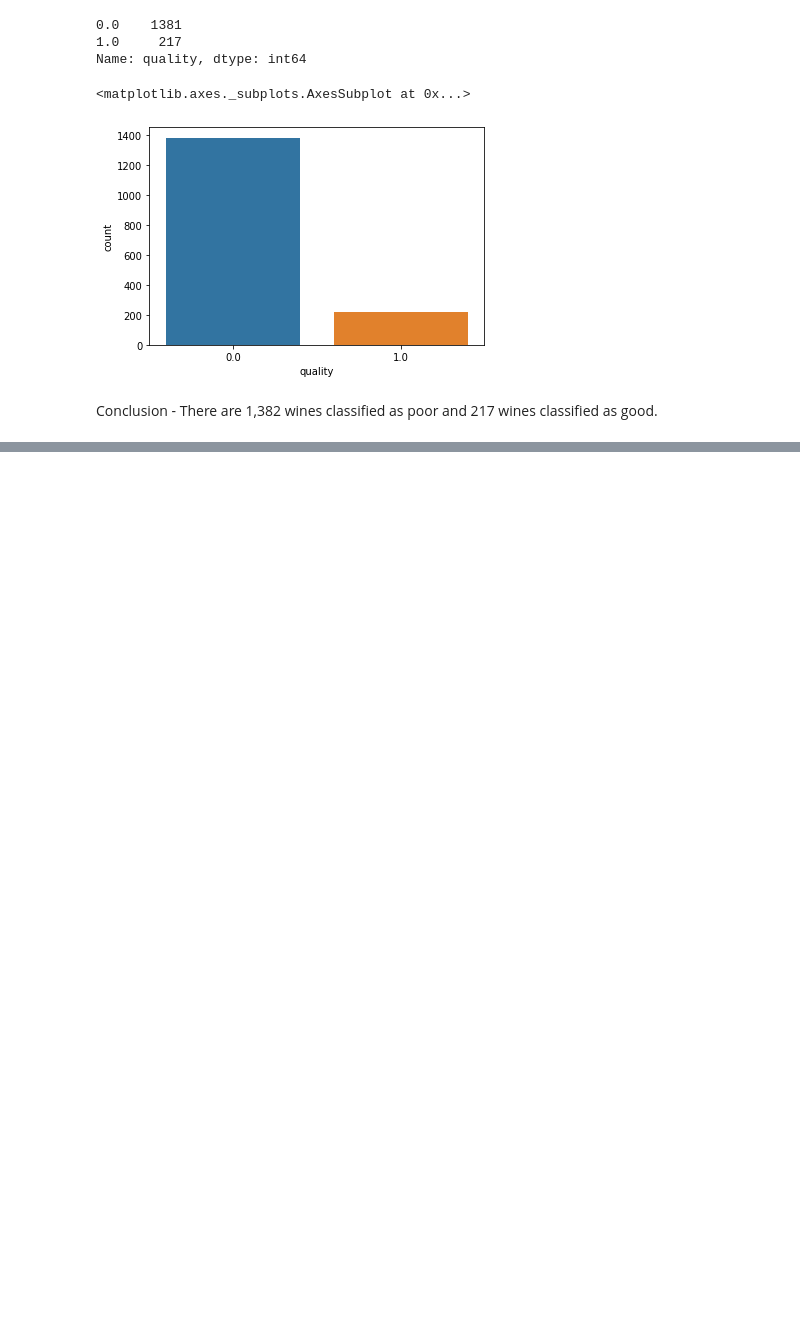
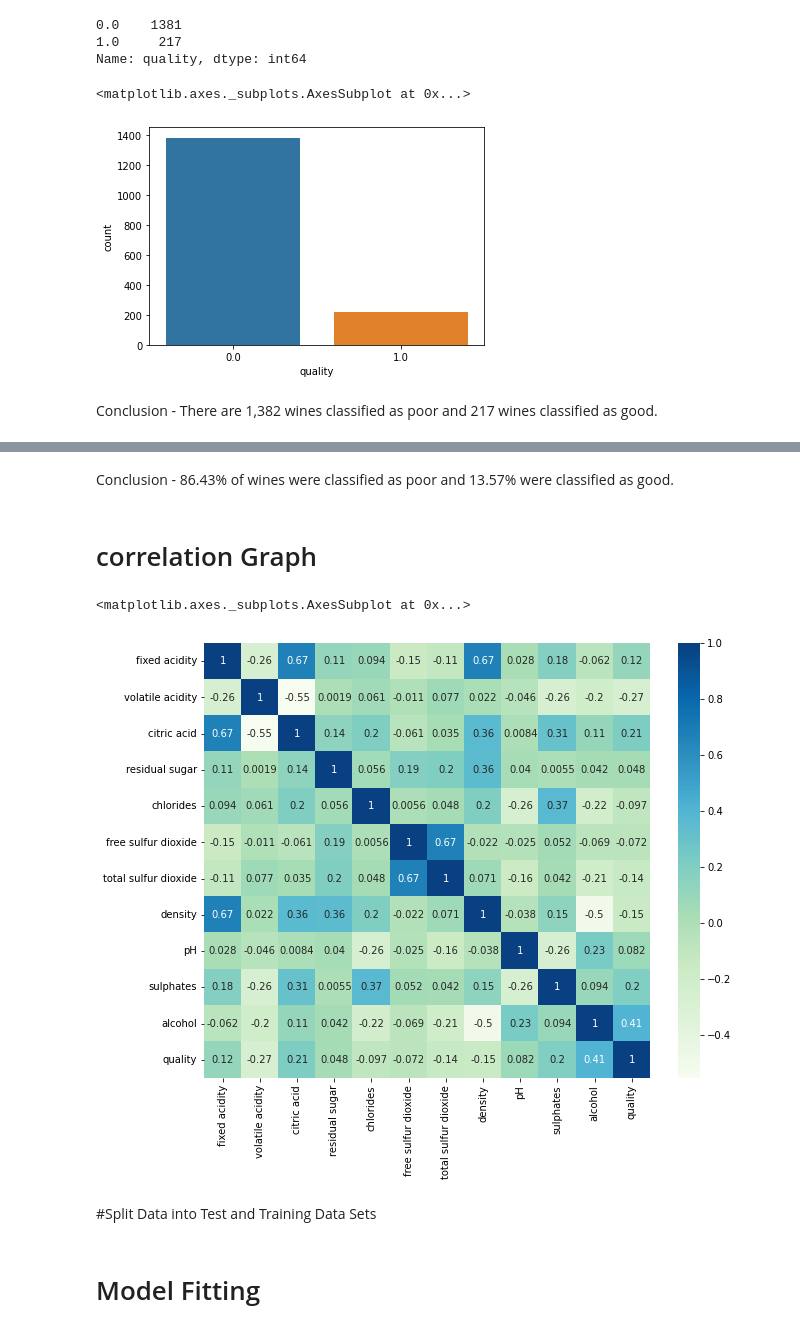
Before and after one commit to machave11/Wine-Quality-Analysis, a Jupyter notebook: Nikhil_Machave_Wine_Quality_Analysis.ipynb, the cells around one changed output, grey strips where cells are left out. Drawn from its saved outputs; the diff is of its cells as text; code cells hidden in the pictures; blank space fills up the shorter version.

```diff
--- a/Nikhil_Machave_Wine_Quality_Analysis.ipynb
+++ b/Nikhil_Machave_Wine_Quality_Analysis.ipynb
@@ -251,0 +268,13 @@ Conclusion - There are 1,382 wines classified as poor and 217 wines classified a
+# %% [markdown]
+Conclusion - 86.43% of wines were classified as poor and 13.57% were classified as good.
+# %% [markdown]
+# correlation  Graph
+# %%
+correlation = df.corr()
+plt.figure(figsize = (10,8))
+sns.heatmap(correlation, annot = True, cmap = 'GnBu')
+# %% [output]
+<matplotlib.axes._subplots.AxesSubplot at 0x...>
+[figure, added]
+# %% [markdown]
+#Split Data into Test and Training Data Sets
@@ -251,0 +293,2 @@ Conclusion - There are 1,382 wines classified as poor and 217 wines classified a
+# %% [markdown]
+# Model Fitting
```
Also changed, not shown: parts of 8 cells of this notebook.
